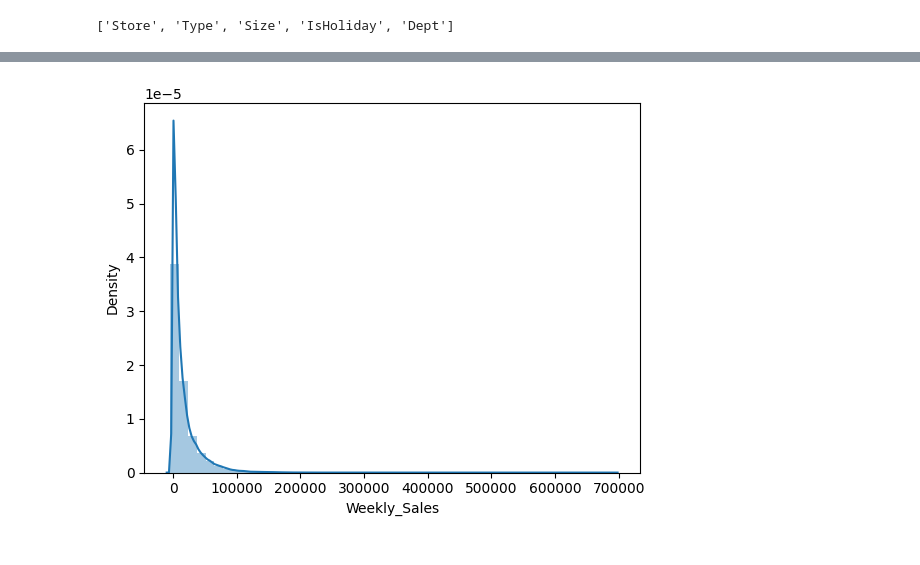
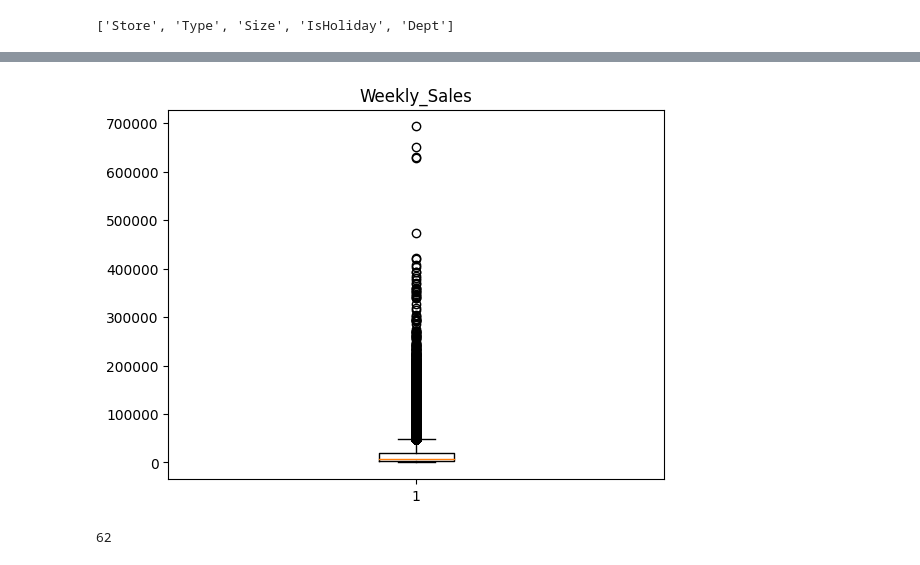
Before and after one commit to SriRamK345/Retail_Sales_Forecast, a Jupyter notebook: Sales_Final_Project.ipynb, the cells around one changed output, grey strips where cells are left out. Cells and saved outputs as stored; diff of their text form; code cells hidden in the pictures.

```diff
--- a/Sales_Final_Project.ipynb
+++ b/Sales_Final_Project.ipynb
@@ -774,5 +886,10 @@ plt.show()
 # %%
-sns.distplot(df['Weekly_Sales'])
+plt.boxplot(df["Weekly_Sales"])
+plt.title("Weekly_Sales")
 plt.show()
 # %% [output]
-[figure, old version]
+[figure, new version]
+# %%
+len(df[df["Weekly_Sales"] >= 250000])
+# %% [output]
+62
```
Also changed, not shown: parts of 90 cells of this notebook.
